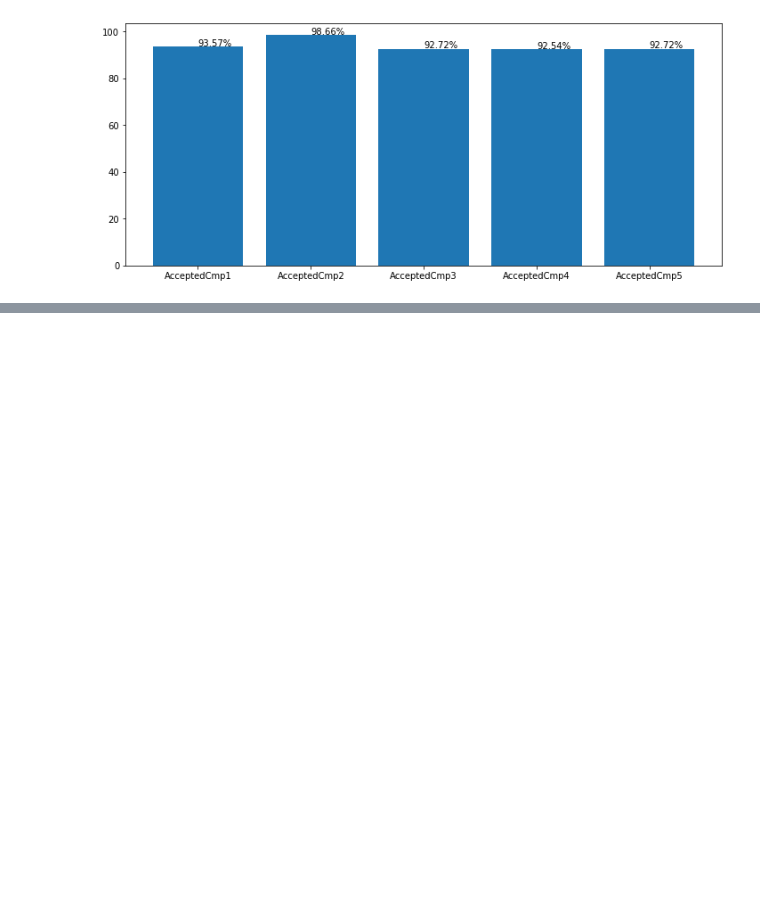
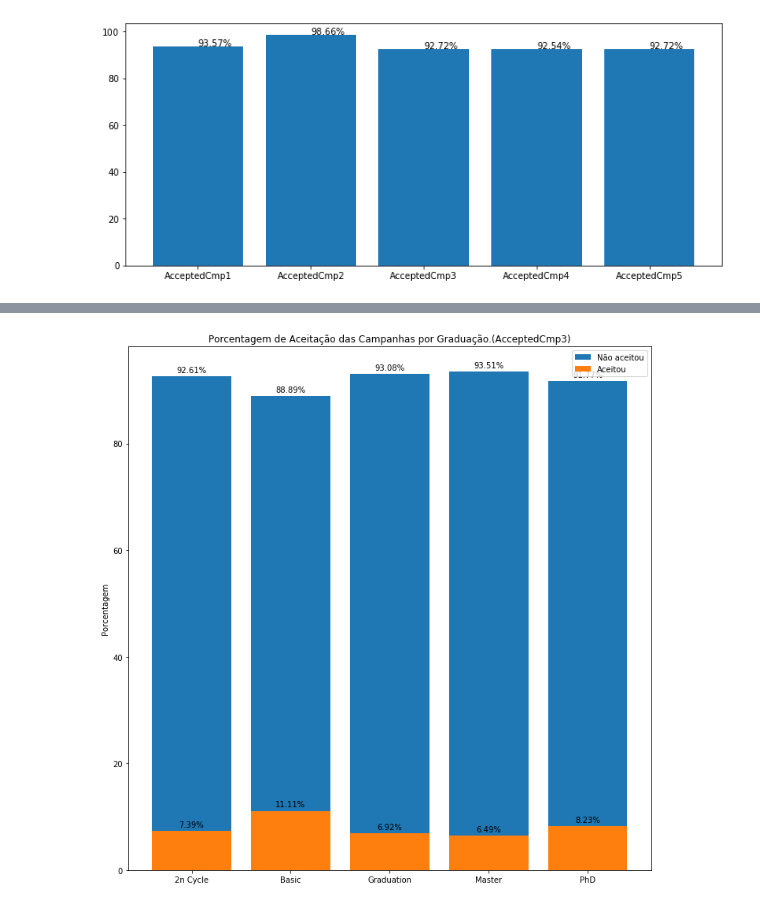
Before and after one commit to JoaoTrajano/Aplicando-An-lise-de-Dados-ao-Marketing, a Jupyter notebook: notebook-analise-de-dados.ipynb, the cells around one changed output, grey strips where cells are left out. Saved outputs shown, nothing was run; the diff lists cells and outputs as text; code cells hidden in the pictures; blank space fills up the shorter version.

```diff
--- a/notebook-analise-de-dados.ipynb
+++ b/notebook-analise-de-dados.ipynb
@@ -340,0 +397,4 @@ gerar_dataframe_agrupado_por_education('AcceptedCmp1')
+# %%
+criar_grafico_por_education(array_data_frame[2], array_data_frame[2].columns, 3)
+# %% [output]
+[figure, added]
```
Also changed, not shown: parts of 21 cells of this notebook.
